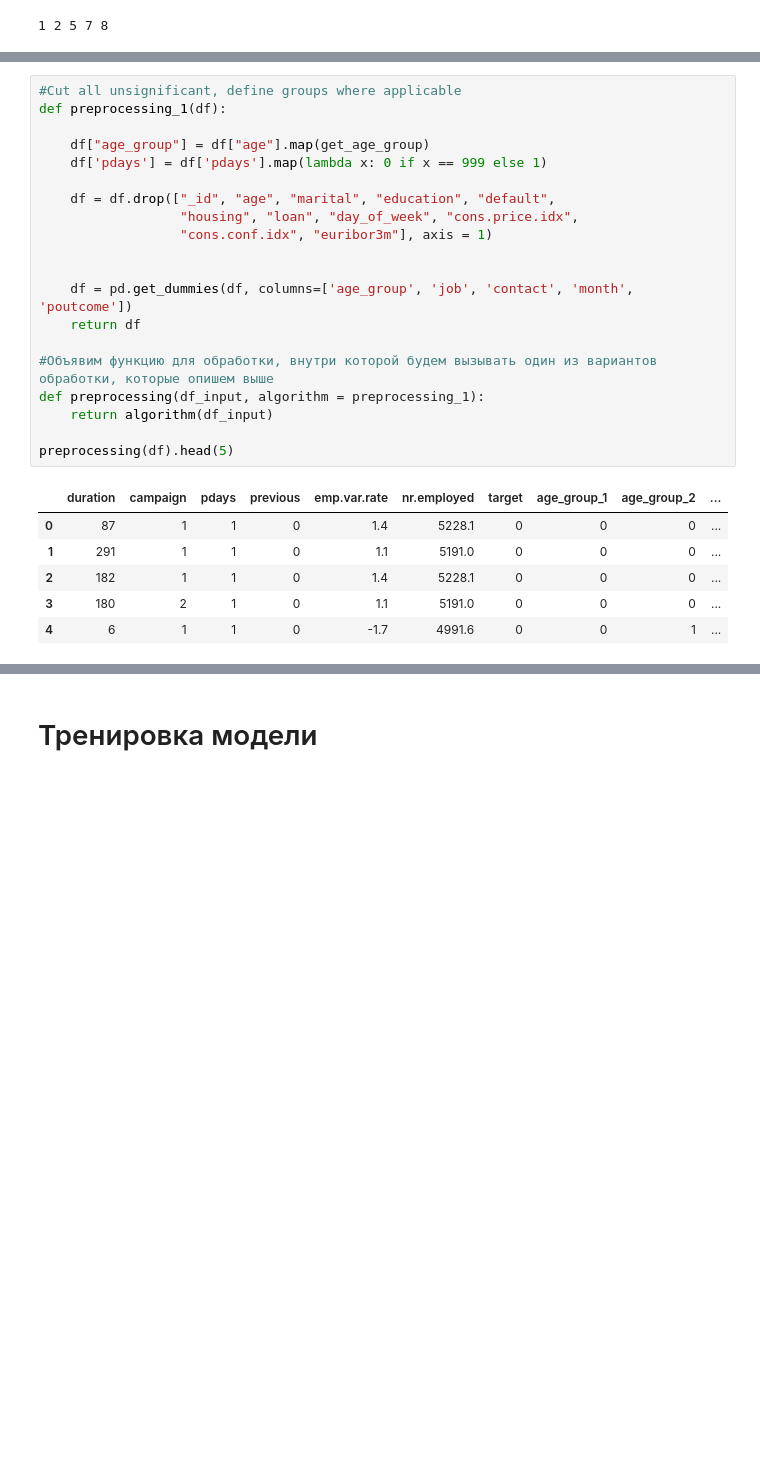
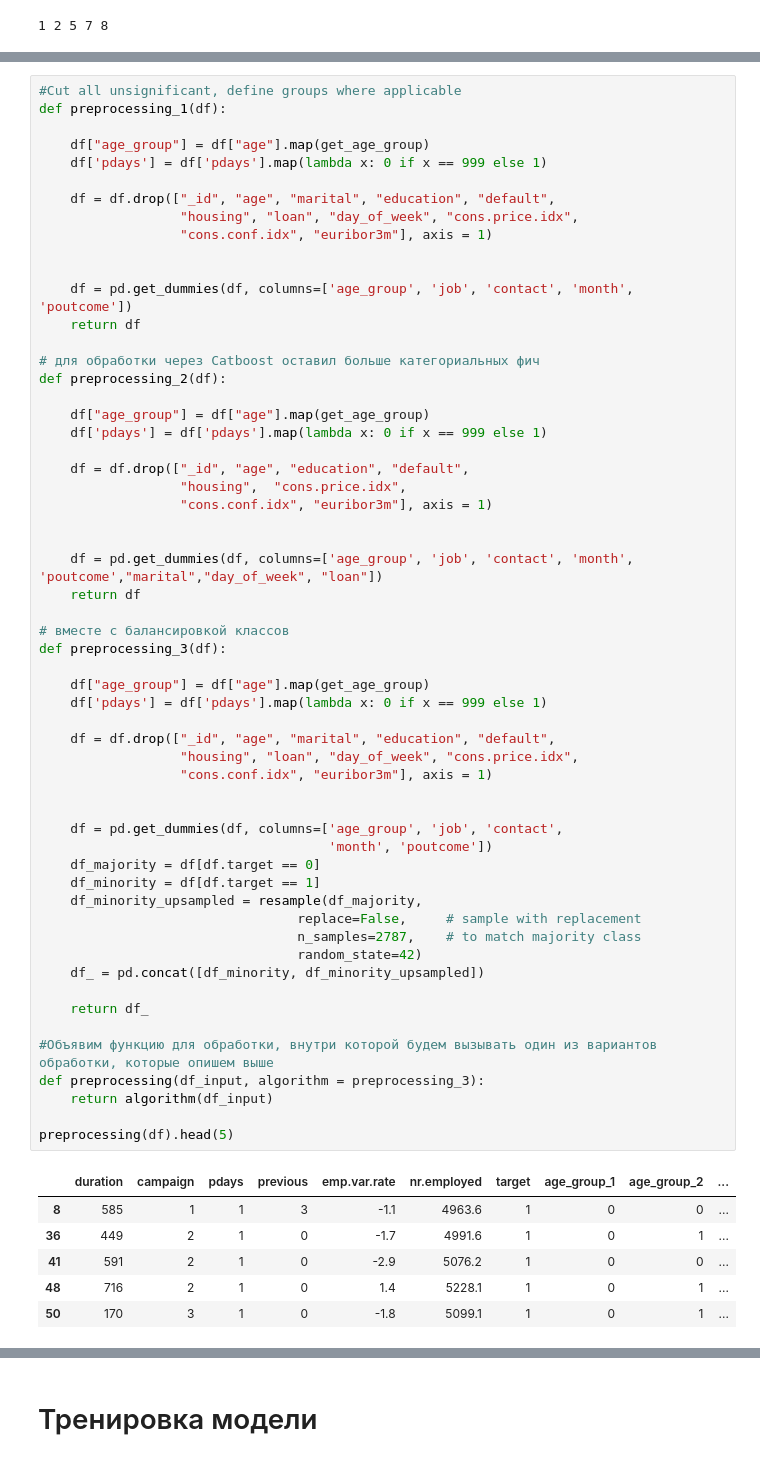
Before and after one commit to Behind/sfml_team2_hw4, a Jupyter notebook: HW4_00.ipynb, the cells around one changed output, grey strips where cells are left out. Drawn from its saved outputs; the diff is of its cells as text; blank space fills up the shorter version.

```diff
--- a/HW4_00.ipynb
+++ b/HW4_00.ipynb
@@ -41,28 +48,65 @@ print(get_age_group(18), get_age_group(27), get_age_group(45), get_age_group(60)
 # %%
 #Cut all unsignificant, define groups where applicable
 def preprocessing_1(df):
 
     df["age_group"] = df["age"].map(get_age_group)
     df['pdays'] = df['pdays'].map(lambda x: 0 if x == 999 else 1)
 
     df = df.drop(["_id", "age", "marital", "education", "default",
                   "housing", "loan", "day_of_week", "cons.price.idx",
                   "cons.conf.idx", "euribor3m"], axis = 1)
 
 
     df = pd.get_dummies(df, columns=['age_group', 'job', 'contact', 'month', 'poutcome'])
     return df
 
+# для обработки через Catboost оставил больше категориальных фич
+def preprocessing_2(df):
+
+    df["age_group"] = df["age"].map(get_age_group)
+    df['pdays'] = df['pdays'].map(lambda x: 0 if x == 999 else 1)
+
+    df = df.drop(["_id", "age", "education", "default",
+                  "housing",  "cons.price.idx",
+                  "cons.conf.idx", "euribor3m"], axis = 1)
+
+
+    df = pd.get_dummies(df, columns=['age_group', 'job', 'contact', 'month', 'poutcome',"marital","day_of_week", "loan"])
+    return df
+
+# вместе с балансировкой классов
+def preprocessing_3(df):
+
+    df["age_group"] = df["age"].map(get_age_group)
+    df['pdays'] = df['pdays'].map(lambda x: 0 if x == 999 else 1)
+
+    df = df.drop(["_id", "age", "marital", "education", "default",
+                  "housing", "loan", "day_of_week", "cons.price.idx",
+                  "cons.conf.idx", "euribor3m"], axis = 1)
+
+
+    df = pd.get_dummies(df, columns=['age_group', 'job', 'contact',
+                                     'month', 'poutcome'])
+    df_majority = df[df.target == 0]
+    df_minority = df[df.target == 1]
+    df_minority_upsampled = resample(df_majority,
+                                 replace=False,     # sample with replacement
+                                 n_samples=2787,    # to match majority class
+                                 random_state=42)
+    df_ = pd.concat([df_minority, df_minority_upsampled])
+
+    return df_
+
 #Объявим функцию для обработки, внутри которой будем вызывать один из вариантов обработки, которые опишем выше
-def preprocessing(df_input, algorithm = preprocessing_1):
+def preprocessing(df_input, algorithm = preprocessing_3):
     return algorithm(df_input)
 
 preprocessing(df).head(5)
 # %% [output]
 |  | duration | campaign | pdays | previous | emp.var.rate | nr.employed | target | age_group_1 | age_group_2 | ... |
-| 0 | 87 | 1 | 1 | 0 | 1.4 | 5228.1 | 0 | 0 | 0 | ... |
-| 1 | 291 | 1 | 1 | 0 | 1.1 | 5191.0 | 0 | 0 | 0 | ... |
-| 2 | 182 | 1 | 1 | 0 | 1.4 | 5228.1 | 0 | 0 | 0 | ... |
-| 3 | 180 | 2 | 1 | 0 | 1.1 | 5191.0 | 0 | 0 | 0 | ... |
-| 4 | 6 | 1 | 1 | 0 | -1.7 | 4991.6 | 0 | 0 | 1 | ... |
+| 8 | 585 | 1 | 1 | 3 | -1.1 | 4963.6 | 1 | 0 | 0 | ... |
+| 36 | 449 | 2 | 1 | 0 | -1.7 | 4991.6 | 1 | 0 | 1 | ... |
+| 41 | 591 | 2 | 1 | 0 | -2.9 | 5076.2 | 1 | 0 | 0 | ... |
+| 48 | 716 | 2 | 1 | 0 | 1.4 | 5228.1 | 1 | 0 | 1 | ... |
+| 50 | 170 | 3 | 1 | 0 | -1.8 | 5099.1 | 1 | 0 | 1 | ... |
 5 rows × 42 columns
```
Also changed, not shown: parts of 90 cells of this notebook, 9 other files.
